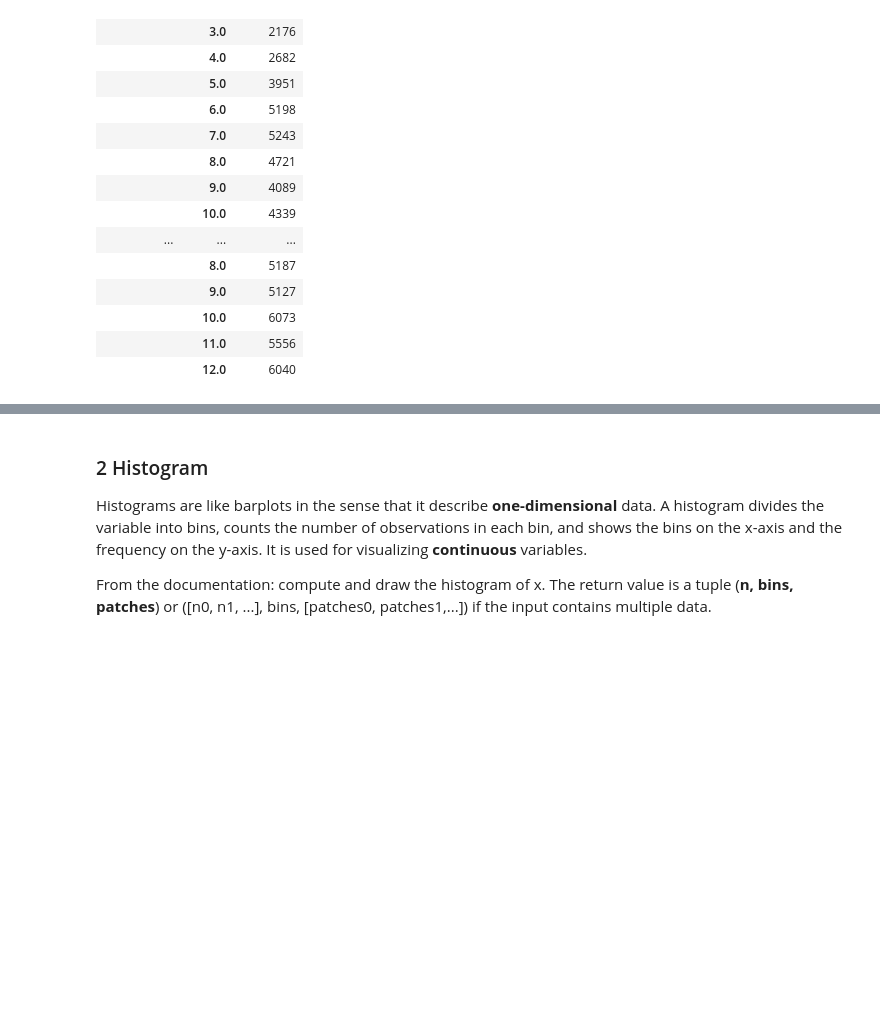
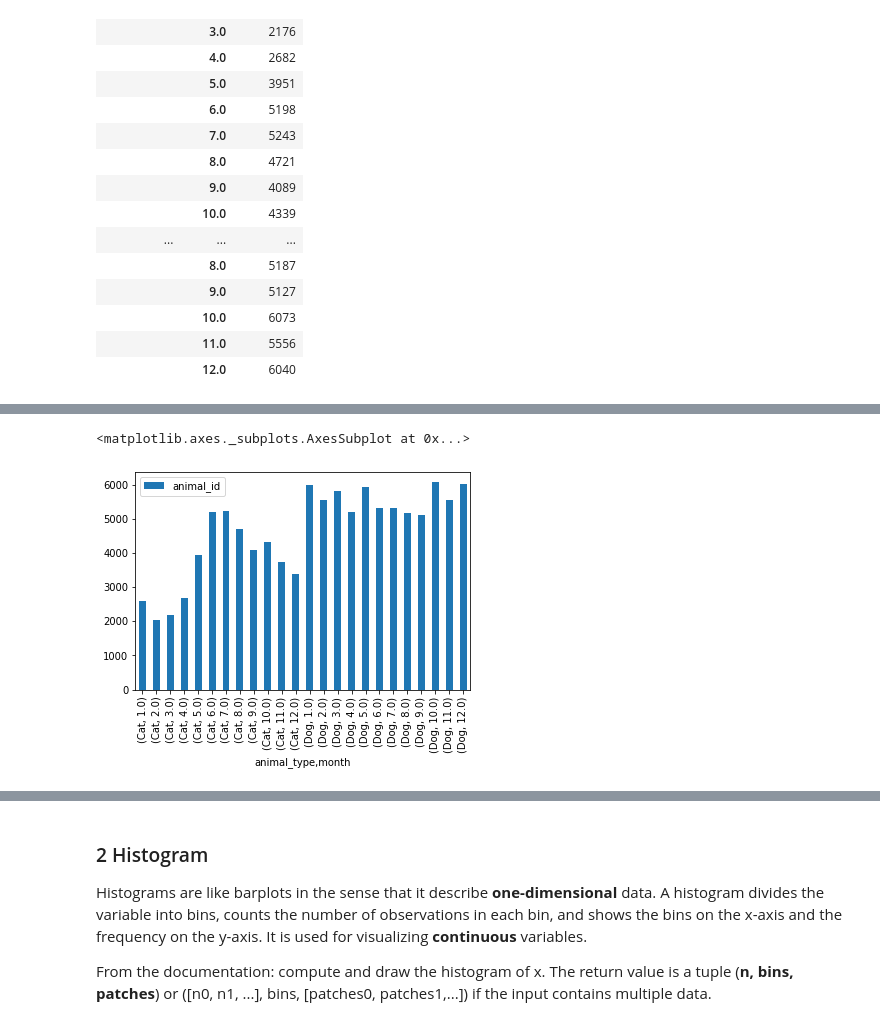
Before and after one commit to congxu1990/hbs-ds-060120, a Jupyter notebook: module-1/day-8-visualizations/visualizations_Cong.ipynb, the cells around one changed output, grey strips where cells are left out. Saved outputs shown, nothing was run; the diff lists cells and outputs as text; code cells hidden in the pictures; blank space fills up the shorter version.

```diff
--- a/module-1/day-8-visualizations/visualizations_Cong.ipynb
+++ b/module-1/day-8-visualizations/visualizations_Cong.ipynb
@@ -666,0 +667,5 @@ count_by_month.loc['Dog'].plot.bar()
+# %%
+count_by_month.plot.bar()
+# %% [output]
+<matplotlib.axes._subplots.AxesSubplot at 0x...>
+[figure, added]
```
Also changed, not shown: parts of 27 cells of this notebook, 2 other files.
